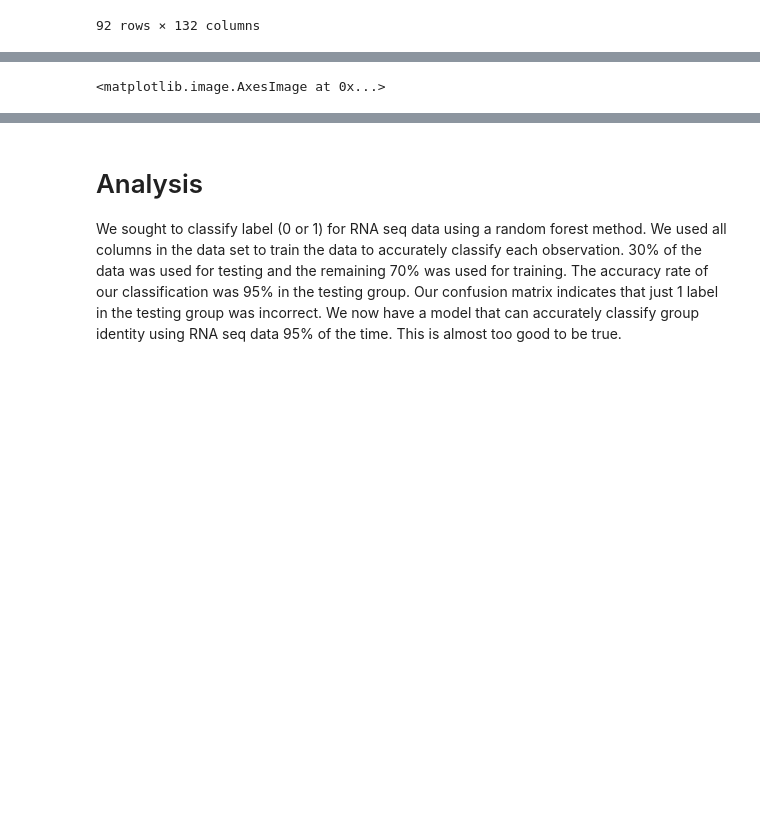
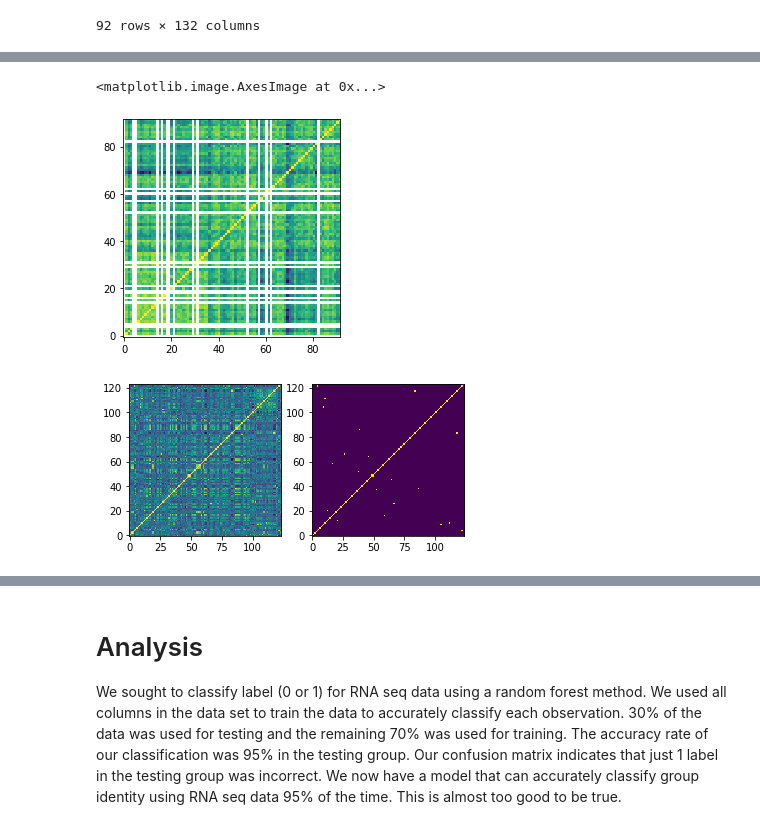
Before and after one commit to pulsetracker/BIOS6644, a Jupyter notebook: CSV_Metabolomics_Activity/BIOS6644_CSV_Sugar_Metabolomics_RachelWeber.ipynb, the cells around one changed output, grey strips where cells are left out. Saved outputs shown, nothing was run; the diff lists cells and outputs as text; code cells hidden in the pictures; blank space fills up the shorter version.

Commit message:
added comments for Rachel & Emily

```diff
--- a/CSV_Metabolomics_Activity/BIOS6644_CSV_Sugar_Metabolomics_RachelWeber.ipynb
+++ b/CSV_Metabolomics_Activity/BIOS6644_CSV_Sugar_Metabolomics_RachelWeber.ipynb
@@ -150,35 +157,55 @@ array([[ 1.,  0.,  0., ...,  0.,  0.,  0.],
 # %%
 ##################################################################################################################
 #
 # YouDo:
 # Make a pair of plots as follows:
 #    1) Show the correlation matrix between columns of the data
 #        (hint 1: it should be 124x124, hint 2: check out plt.imshow()
 #         Hint 2: numpy has a function for generating the correlation matrix)
 #
 #    2) Make a similar plot showing correlation > 90%
 #
 #  Stretch goal:  using plt.subplot()  make a single figure with both plots side-by-side
 #
 #######################################  BEGIN STUDENT CODE  #####################################################
 
 # 1
-df_mat = np.corrcoef(df2, rowvar = False)
-#plt.imshow(df_mat, origin = 'lower')
+#df_mat = np.corrcoef(df2, rowvar = False)
+plt.imshow(df_mat, origin = 'lower')
 
 # 2
 df_mat_90 = np.where(df_mat <= 0.9, 0, df_mat)
     # making those 0 makes it easier to see the high correlations
     # despite warning, achieve what I wanted... what's with the warning?
-plt.imshow(df_mat_90, origin = 'lower')
+#plt.imshow(df_mat_90, origin = 'lower')
 
 # stretch
 #plt.subplot(1,2,1)
 #plt.plot(plt.imshow(df_mat, origin = 'lower'), plt.imshow(df_mat_90, origin = 'lower'))
 
 #######################################   END STUDENT CODE   #####################################################
+
+## Instructor comments
+##
+##  That error is flagging because you have lots of nan values in your matrix
+##  and < & > are not well-defined for nan.  The nans also cause the weird
+##  white lines
+##
+##  set(df_mat.flatten())
+##
+## Data frames have a well-behaved correlation matrix utility:
+cormat = df2.iloc[:,1:].corr()
+
+## You were almost there!
+plt.figure()
+plt.subplot(1,2,1)
+plt.imshow(cormat, origin = 'lower')
+plt.subplot(1,2,2)
+plt.imshow(cormat>=0.9, origin = 'lower')
 # %% [output]
 <matplotlib.image.AxesImage at 0x...>
+[figure, added]
+[figure, added]
 # %%
 ##################################################################################################################
 #
```
Also changed, not shown: parts of 9 cells of this notebook, 1 other file.
